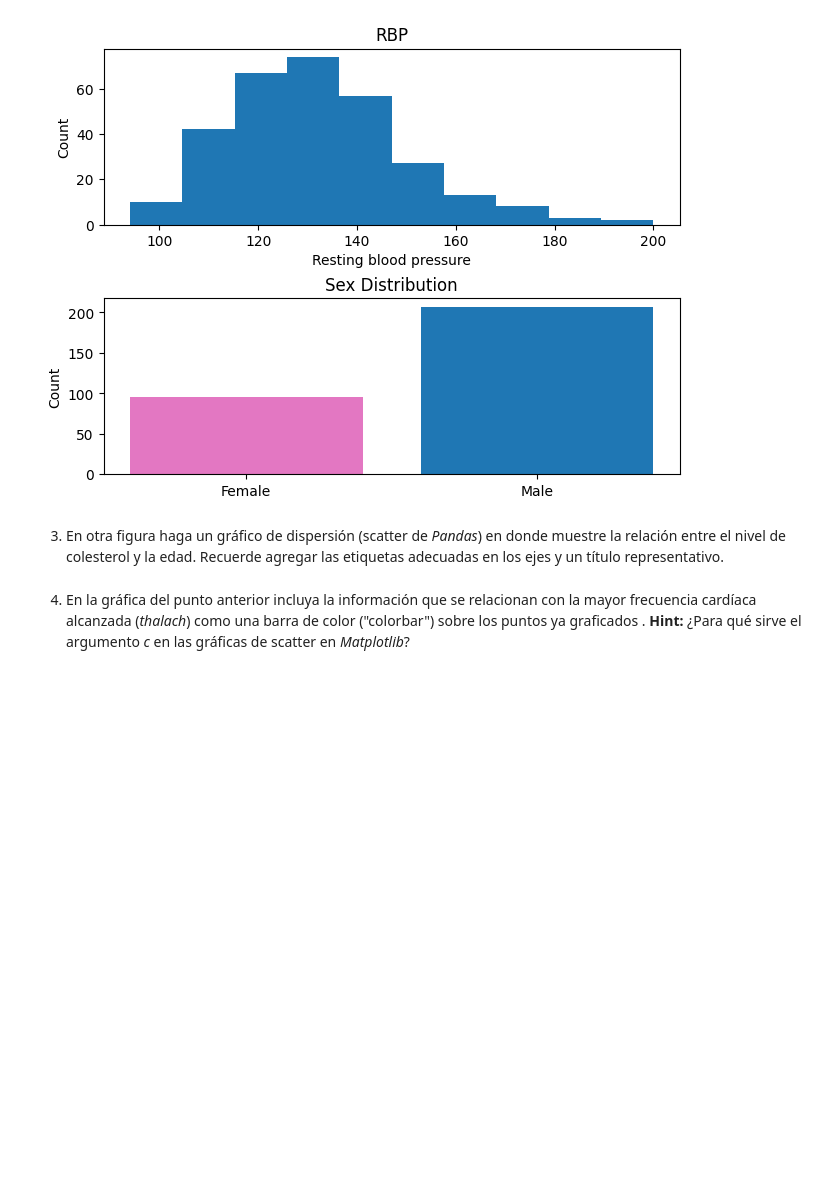
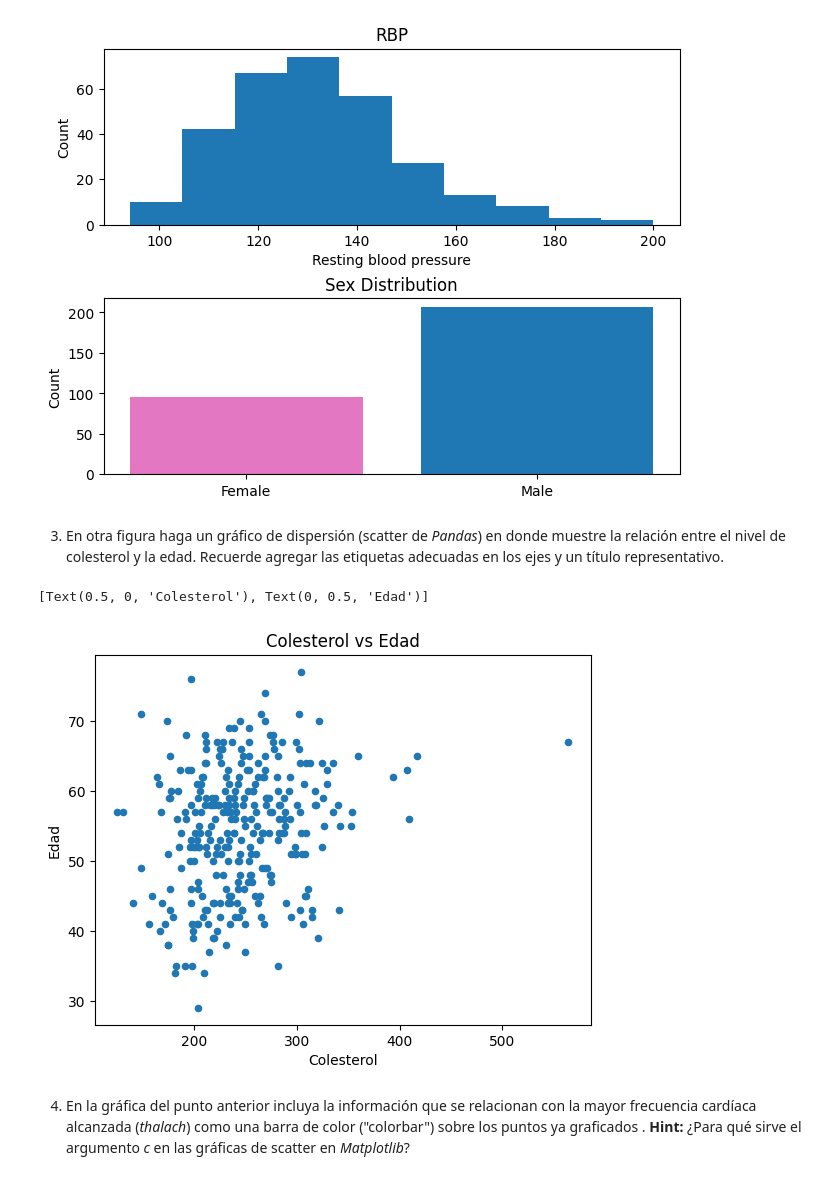
Before and after one commit to GargolasML/LabsML, a Jupyter notebook: Lab3/Laboratorio_3_20261.ipynb, the cells around one changed output. Saved outputs shown, nothing was run; the diff lists cells and outputs as text; code cells hidden in the pictures; blank space fills up the shorter version.

```diff
--- a/Lab3/Laboratorio_3_20261.ipynb
+++ b/Lab3/Laboratorio_3_20261.ipynb
@@ -94,5 +94,18 @@ ax[1].set(xlabel = '', ylabel='Count', title = 'Sex Distribution')
 [figure]
 # %% [markdown]
 3. En otra figura haga un gráfico de dispersión (scatter de *Pandas*) en donde muestre la relación entre el nivel de colesterol y la edad. Recuerde agregar las etiquetas adecuadas en los ejes y un título representativo.
+# %%
+# chol -> niveles de colesterol
+# age -> edad
+
+# Como ya sabemos que dentro del df las variables para colesterol y edad
+# se llaman 'chol' y 'age', solo necesitamos invocar el metodo plot.scatter()
+# que hace parte de los metodos permitidos para los dataframes de pandas
+# y asignar los nombres de las variables como los nombres de las columnas.
+ax1 = heart_df.plot.scatter(x='chol', y='age', color='tab:blue', title='Colesterol vs Edad')
+ax1.set(xlabel='Colesterol', ylabel='Edad')
+# %% [output]
+[Text(0.5, 0, 'Colesterol'), Text(0, 0.5, 'Edad')]
+[figure, added]
 # %% [markdown]
 4. En la gráfica del punto anterior incluya la información que se relacionan con la mayor frecuencia cardíaca alcanzada (*thalach*) como una barra de color ("colorbar") sobre los puntos ya graficados . **Hint:** ¿Para qué sirve el argumento *c* en las gráficas de scatter en *Matplotlib*?
```
Also changed, not shown: parts of 1 cell of this notebook.
